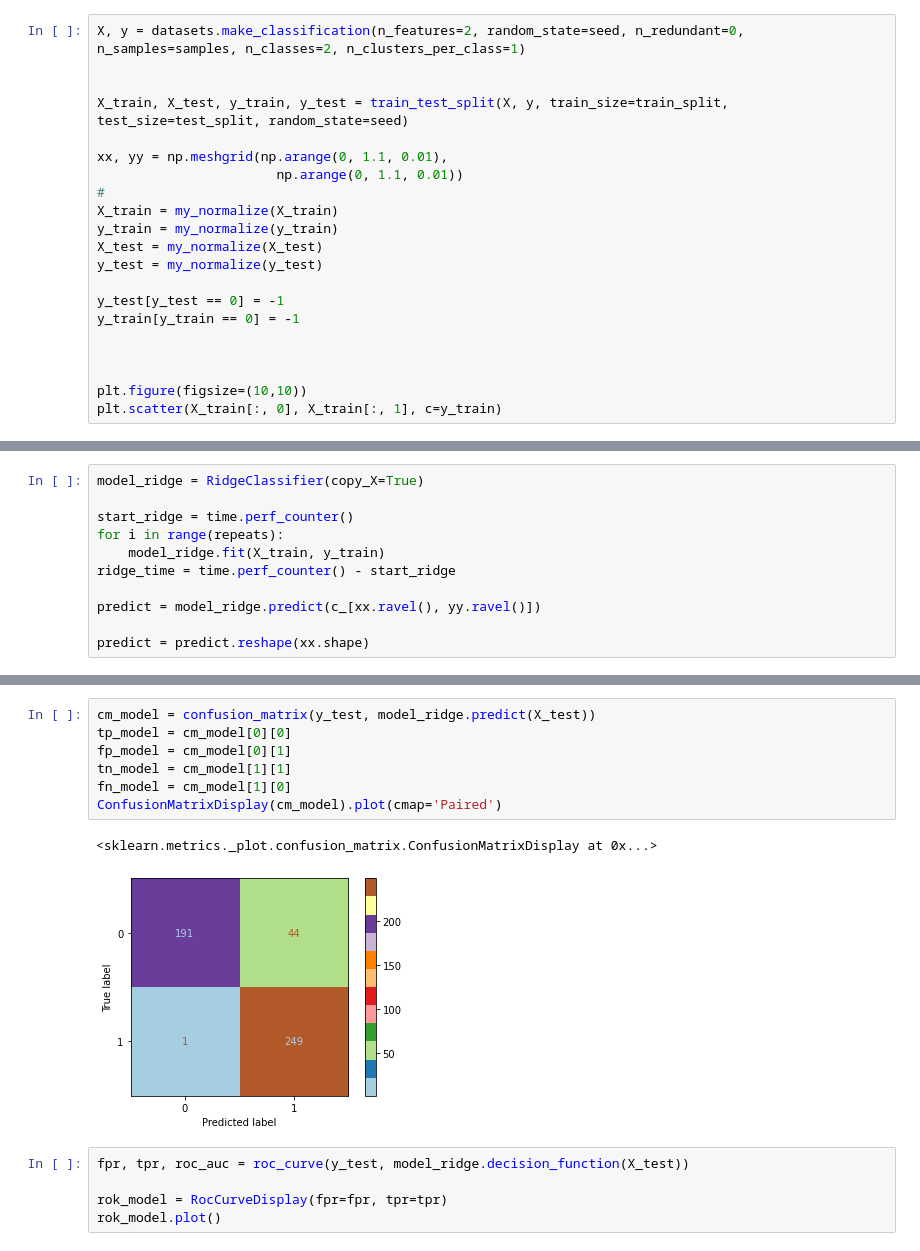
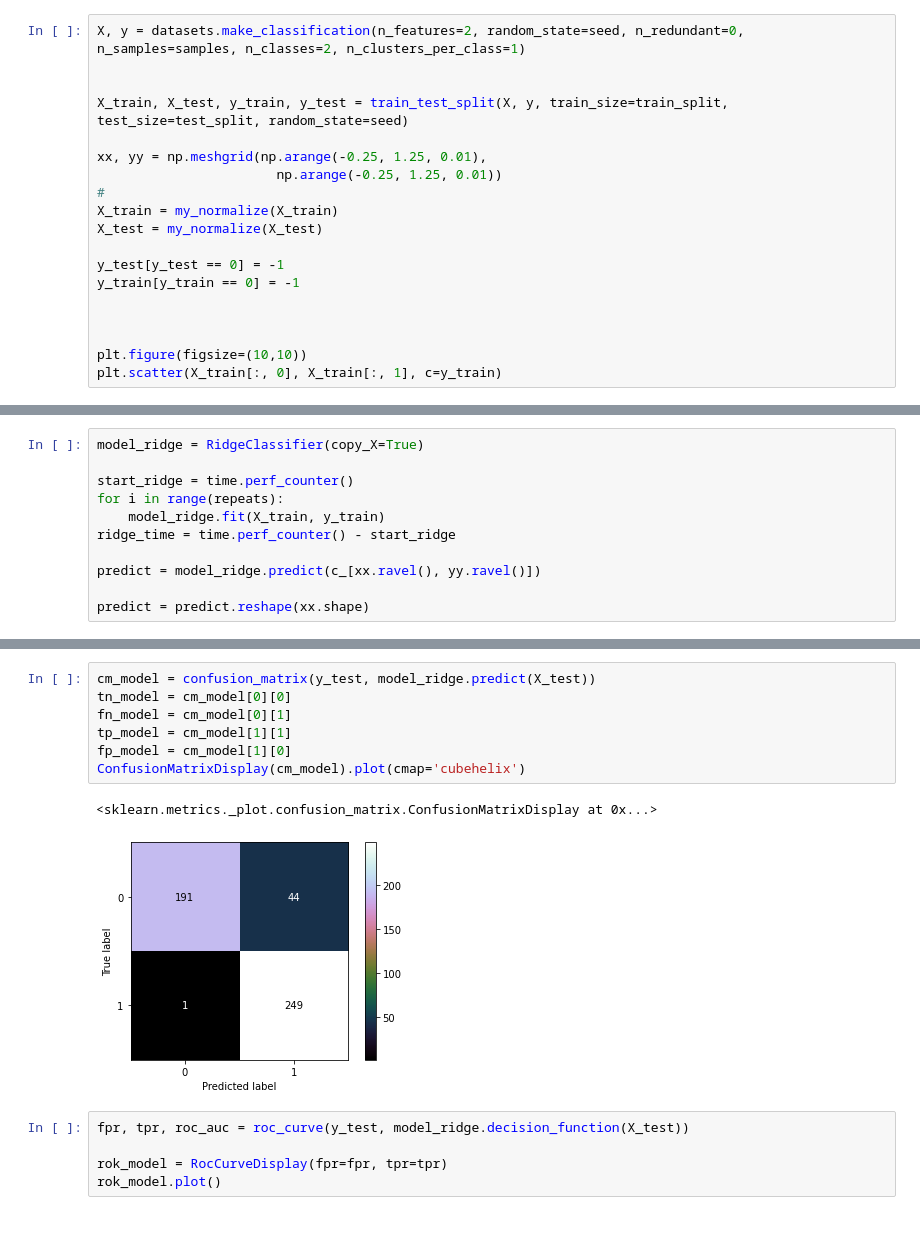
Before and after one commit to jakub-kowalik/PUM, a Jupyter notebook: lab2/lab2.ipynb, the cells around one changed output, grey strips where cells are left out. Drawn from its saved outputs; the diff is of its cells as text.

```diff
--- a/lab2/lab2.ipynb
+++ b/lab2/lab2.ipynb
@@ -53,13 +55,11 @@ X, y = datasets.make_classification(n_features=2, random_state=seed, n_redundant
 
 X_train, X_test, y_train, y_test = train_test_split(X, y, train_size=train_split, test_size=test_split, random_state=seed)
 
-xx, yy = np.meshgrid(np.arange(0, 1.1, 0.01),
-                       np.arange(0, 1.1, 0.01))
+xx, yy = np.meshgrid(np.arange(-0.25, 1.25, 0.01),
+                       np.arange(-0.25, 1.25, 0.01))
 #
 X_train = my_normalize(X_train)
-y_train = my_normalize(y_train)
 X_test = my_normalize(X_test)
-y_test = my_normalize(y_test)
 
 y_test[y_test == 0] = -1
 y_train[y_train == 0] = -1
@@ -160,13 +149,13 @@ plt.scatter(X_test[:, 0], X_test[:, 1], c=y_test)
 # %%
 cm_model = confusion_matrix(y_test, model_ridge.predict(X_test))
-tp_model = cm_model[0][0]
-fp_model = cm_model[0][1]
-tn_model = cm_model[1][1]
-fn_model = cm_model[1][0]
-ConfusionMatrixDisplay(cm_model).plot(cmap='Paired')
+tn_model = cm_model[0][0]
+fn_model = cm_model[0][1]
+tp_model = cm_model[1][1]
+fp_model = cm_model[1][0]
+ConfusionMatrixDisplay(cm_model).plot(cmap='cubehelix')
 # %% [output]
 <sklearn.metrics._plot.confusion_matrix.ConfusionMatrixDisplay at 0x...>
-[figure, old version]
+[figure, new version]
 # %%
 fpr, tpr, roc_auc = roc_curve(y_test, model_ridge.decision_function(X_test))
 
```
Also changed, not shown: parts of 25 cells of this notebook, 1 other file.
